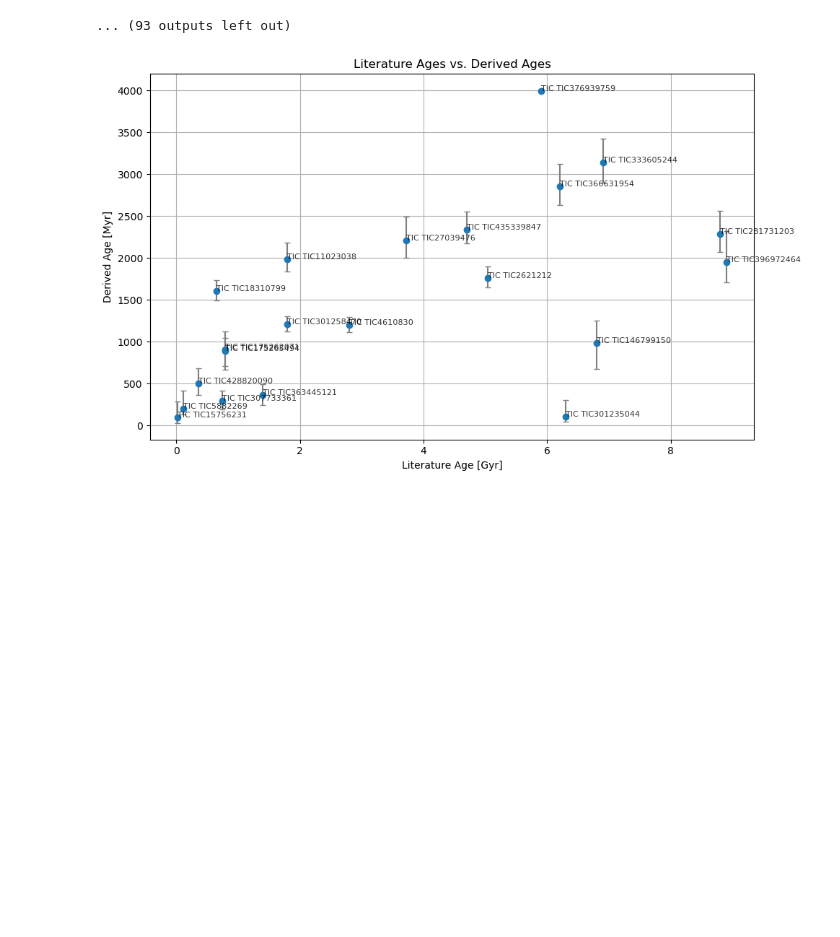
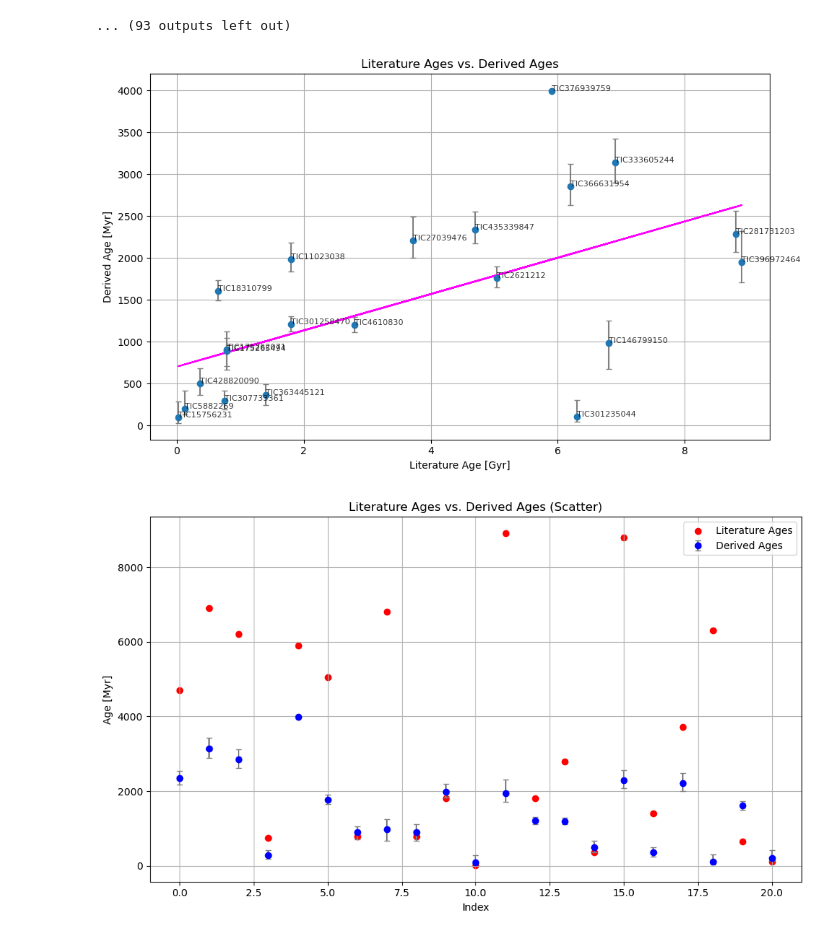
Before and after one commit to tsmith338/ASTR502_Smith, a Jupyter notebook: K2_Ages_Determ_2.ipynb, the cells around one changed output. Saved outputs shown, nothing was run; the diff lists cells and outputs as text; code cells hidden in the pictures; blank space fills up the shorter version.

```diff
--- a/K2_Ages_Determ_2.ipynb
+++ b/K2_Ages_Determ_2.ipynb
@@ -434,32 +434,80 @@ for i in range(len(k2_star_df)):
     upper = k2_star_df['+1sigma'].iloc[i]
     lower = k2_star_df['-1sigma'].iloc[i]
     # replace NaN uncertainties with zeros to keep shapes consistent
     upper = float(upper) if not pd.isna(upper) else 0.0
     lower = float(lower) if not pd.isna(lower) else 0.0
 
     lit_vals.append(lit_scalar)
     derived_vals.append(float(derived_age))
     yerr_lower.append(lower)
     yerr_upper.append(upper)
-    labels.append(f"TIC {k2_star_df['tic_ids'].iloc[i]}")
+    labels.append(f"{k2_star_df['tic_ids'].iloc[i]}")
 
 plt.figure(figsize=(10, 6))
 if len(lit_vals) == 0:
     print("No literature ages available to plot.")
 else:
     # yerr accepts [lower_errors, upper_errors] lists of same length as x
     plt.errorbar(lit_vals, derived_vals, yerr=[yerr_lower, yerr_upper],
                  fmt='o', linestyle='none', ecolor='gray', capsize=3)
 
     # annotate points with TIC IDs
+    #need to plot the literature ages to compare against, maybe add as a linear regression line?
+    if len(lit_vals) > 1:
+        z = np.polyfit(lit_vals, derived_vals, 1)
+        p = np.poly1d(z)
+        plt.plot(lit_vals, p(lit_vals), linestyle='-', color='magenta')
+
     for xval, yval, lbl in zip(lit_vals, derived_vals, labels):
         plt.annotate(lbl, (xval, yval), fontsize=8, alpha=0.8)
 
     plt.xlabel("Literature Age [Gyr]")
     plt.ylabel("Derived Age [Myr]")
     plt.title("Literature Ages vs. Derived Ages")
     plt.grid()
     plt.tight_layout()
     plt.show()
+
+
+    # second plot to compare the scatter of the literature ages vs. the scatter of the derived ages
+    plt.figure(figsize=(10, 6))
+    # convert the literature values to Myr
+    lit_vals_myr = [age * 1000 for age in lit_vals]
+
+    # if there is nothing to plot, skip
+    if len(lit_vals_myr) == 0:
+        print("No ages to plot in second figure.")
+    else:
+        # use a common index for both series so they share the same x-axis positions
+        idx = np.arange(len(lit_vals_myr))
+
+        # prepare asymmetric y-error arrays for derived ages (assumed already in Myr)
+        lower_arr = np.array(yerr_lower, dtype=float)
+        upper_arr = np.array(yerr_upper, dtype=float)
+
+        # Ensure arrays lengths match the data lengths
+        if lower_arr.size != len(derived_vals) or upper_arr.size != len(derived_vals):
+            # fallback: use zeros if shapes mismatch
+            lower_arr = np.zeros(len(derived_vals), dtype=float)
+            upper_arr = np.zeros(len(derived_vals), dtype=float)
+
+        # yerr expects [lower, upper]
+        yerr_myr = [lower_arr, upper_arr]
+
+        # plot derived ages with asymmetric y-errors vs index
+        plt.errorbar(idx, derived_vals, yerr=yerr_myr, fmt='o', color='blue',
+                     label='Derived Ages', capsize=3, linestyle='none', ecolor='gray')
+
+        # plot literature ages vs the same index (literature converted to Myr)
+        plt.scatter(idx, lit_vals_myr, color='red', label='Literature Ages')
+
+        plt.xlabel("Index")
+        plt.ylabel("Age [Myr]")
+        plt.title("Literature Ages vs. Derived Ages (Scatter)")
+        plt.legend()
+        plt.grid()
+        plt.tight_layout()
+        plt.show()
 # %% [output]
-[figure, old version]
+[figure, new version]
+[figure, added]
```
Also changed, not shown: parts of 2 cells of this notebook, 1 other file.
